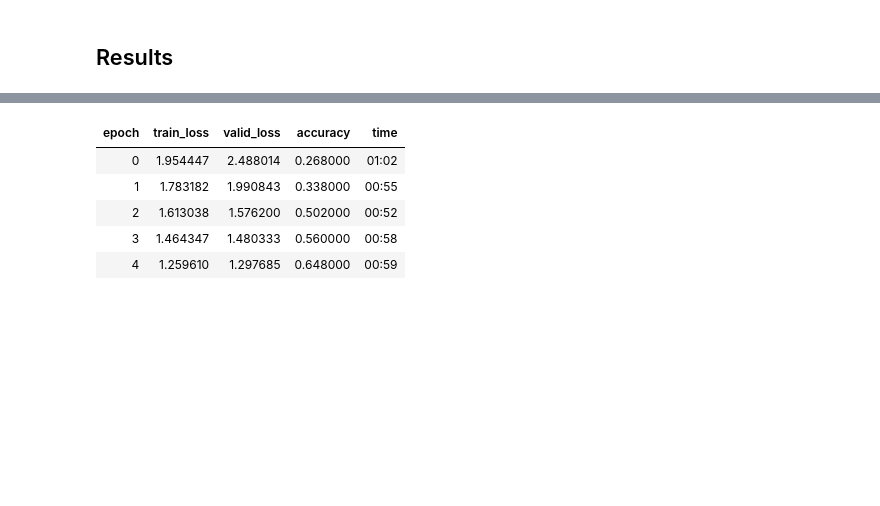
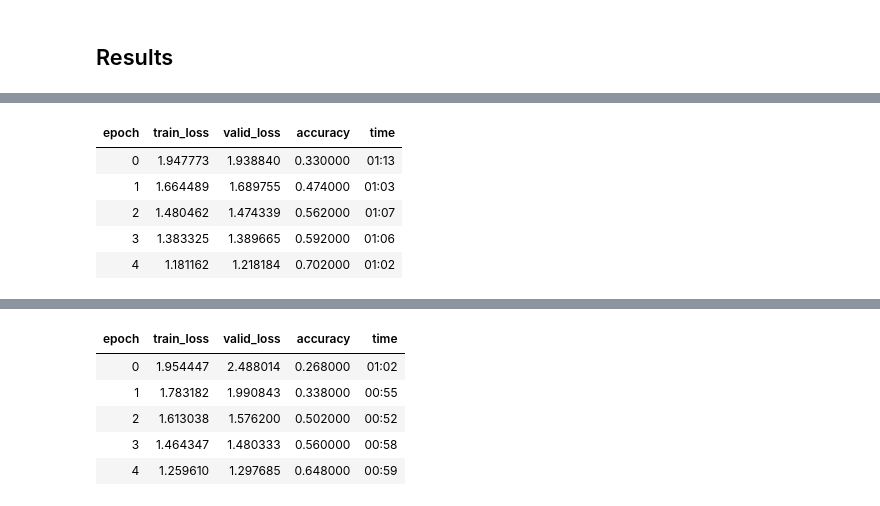
Before and after one commit to lgvaz/projects, a Jupyter notebook: vision/imagenette/imagewoof.ipynb, the cells around one changed output, grey strips where cells are left out. Drawn from its saved outputs; the diff is of its cells as text; code cells hidden in the pictures; blank space fills up the shorter version.

```diff
--- a/vision/imagenette/imagewoof.ipynb
+++ b/vision/imagenette/imagewoof.ipynb
@@ -27,5 +28,6 @@ dblock = DataBlock(blocks=(ImageBlock, CategoryBlock),
 # %%
 dbunch = dblock.databunch(path,
                           bs=64,
-                          item_tfms=[FlipItem(), RandomResizedCrop(128, 0.35)],
+#                           item_tfms=[FlipItem(), RandomResizedCrop(128, 0.35)],
+                          item_tfms=[FlipItem(), Resize(128)],
                           batch_tfms=[Normalize(*imagenet_stats)])
@@ -36,4 +34,5 @@ dbunch.show_batch()
 # %%
 def opt_func(*args, **kwargs):
+  set_trace()
   opt = RAdam(*args, mom=0.95, wd=1e-2, eps=1e-6, **kwargs)
   return Lookahead(opt)
@@ -40,2 +90,21 @@ def opt_func(*args, **kwargs):
+# %%
+def FlatCosAnnealScheduler(self:Learner, lr:float=4e-3, tot_epochs:int=1, start_pct:float=0.72,
+                           curve='cosine'):
+  n = len(self.dbunch.train_dl)
+  anneal_start = int(n * tot_epochs * start_pct)
+  batch_finish = ((n * tot_epochs) - anneal_start)
+  if curve=="cosine":        curve_sched=SchedCos(lr, 0)
+  elif curve=="linear":      curve_sched=SchedLin(lr, 0)
+  elif curve=="exponential": curve_sched=SchedExp(lr, 0)
+  else: raiseValueError(f"annealing type not supported {curve}")
+  scheds = [SchedNo(lr, start_pct), curve_sched]
+  scheds = {'lr': combine_scheds([start_pct, 1-start_pct], scheds)}
+  return scheds
+
+def fit_fc(learn, tot_epochs:int=1, lr:float=1e-2, start_pct:float=0.72):
+    "Fit a model with Flat Cosine Annealing"
+    max_lr = learn.lr
+    callbacks = ParamScheduler(FlatCosAnnealScheduler(learn, lr, start_pct=start_pct, tot_epochs=tot_epochs))
+    learn.fit(tot_epochs, max_lr, cbs=callbacks)
 # %%
 m = xresnet50(c_out=dbunch.c, sa=True, sym=False, act_cls=MishJit)
@@ -43,2 +113,4 @@ learn = Learner(dbunch, m, LabelSmoothingCrossEntropy(), metrics=[accuracy], opt
 # %% [markdown]
 ## Results
+# %%
+fit_fc(learn, 5, 4e-3)
@@ -44,0 +136,10 @@ learn = Learner(dbunch, m, LabelSmoothingCrossEntropy(), metrics=[accuracy], opt
+# %%
+# act stem+filter size+sa, 0.7, 0.7, 0.696, 0.68, 0.7
+learn.fit_flat_cos(5, 4e-3, pct_start=.72)
+# %% [output]
+| epoch | train_loss | valid_loss | accuracy | time |
+| 0 | 1.947773 | 1.938840 | 0.330000 | 01:13 |
+| 1 | 1.664489 | 1.689755 | 0.474000 | 01:03 |
+| 2 | 1.480462 | 1.474339 | 0.562000 | 01:07 |
+| 3 | 1.383325 | 1.389665 | 0.592000 | 01:06 |
+| 4 | 1.181162 | 1.218184 | 0.702000 | 01:02 |
```
Also changed, not shown: parts of 11 cells of this notebook.
